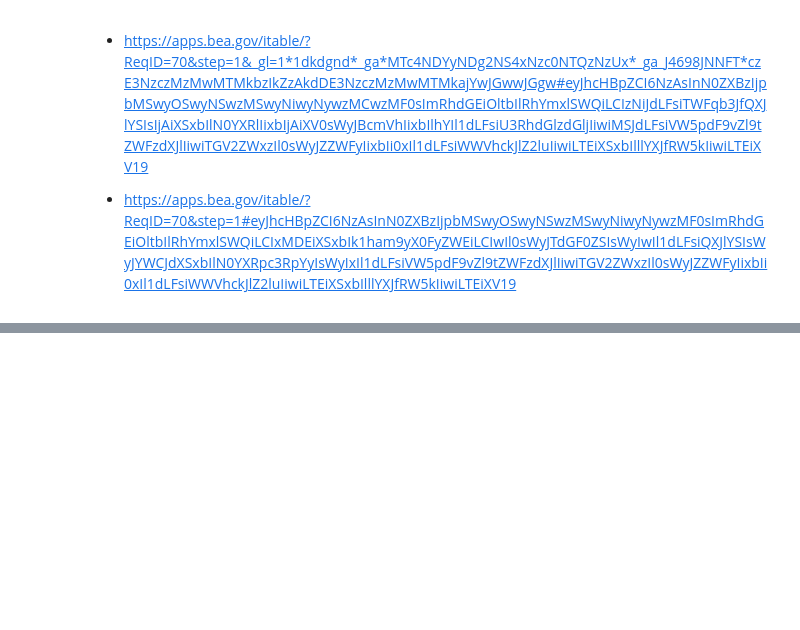
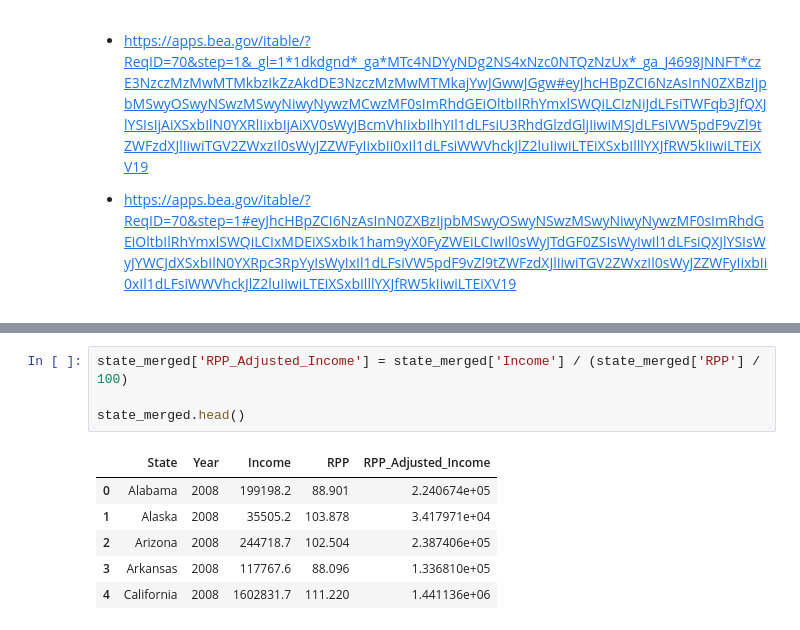
Before and after one commit to sanjur0211/Inflators, a Jupyter notebook: Project3.ipynb, the cells around one changed output, grey strips where cells are left out. Cells and saved outputs as stored; diff of their text form; blank space fills up the shorter version.

```diff
--- a/Project3.ipynb
+++ b/Project3.ipynb
@@ -300,0 +343,11 @@ state_rpp
+# %%
+state_merged['RPP_Adjusted_Income'] = state_merged['Income'] / (state_merged['RPP'] / 100)
+
+state_merged.head()
+# %% [output]
+|  | State | Year | Income | RPP | RPP_Adjusted_Income |
+| 0 | Alabama | 2008 | 199198.2 | 88.901 | 2.240674e+05 |
+| 1 | Alaska | 2008 | 35505.2 | 103.878 | 3.417971e+04 |
+| 2 | Arizona | 2008 | 244718.7 | 102.504 | 2.387406e+05 |
+| 3 | Arkansas | 2008 | 117767.6 | 88.096 | 1.336810e+05 |
+| 4 | California | 2008 | 1602831.7 | 111.220 | 1.441136e+06 |
```
Also changed, not shown: parts of 4 cells of this notebook.
